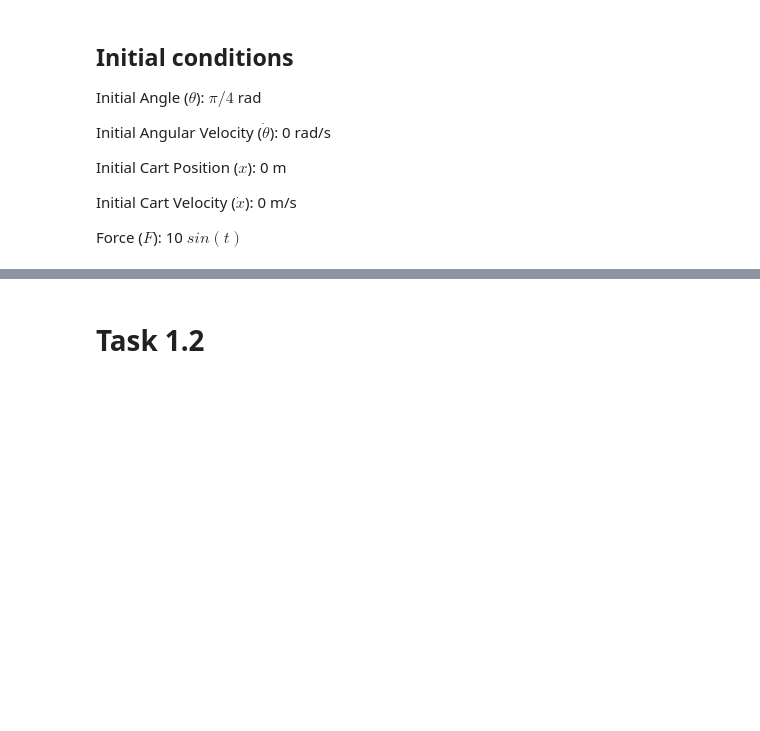
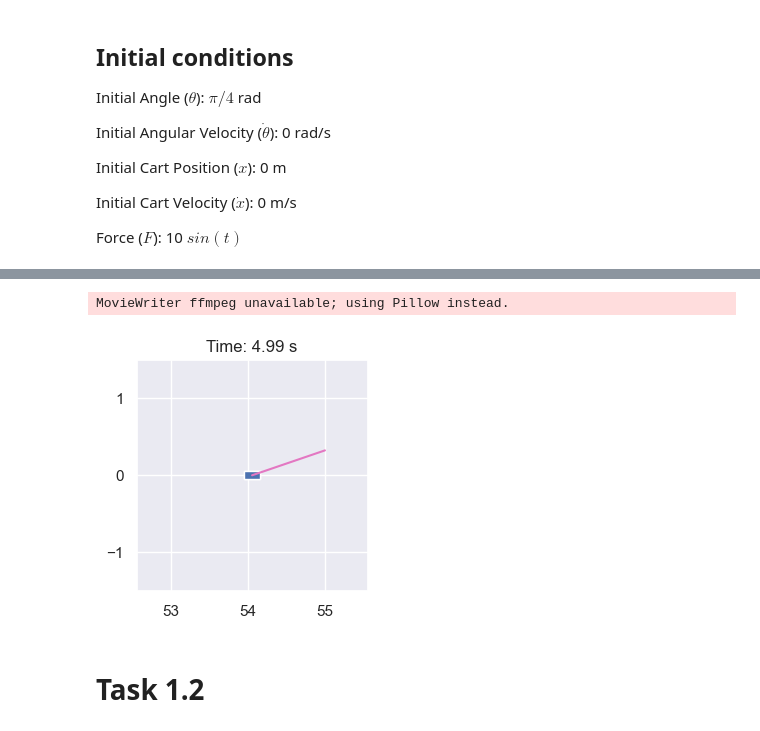
Before and after one commit to carlalozu/AICSE, a Jupyter notebook: project03/Task1/Task1.ipynb, the cells around one changed output, grey strips where cells are left out. Drawn from its saved outputs; the diff is of its cells as text; code cells hidden in the pictures; blank space fills up the shorter version.

```diff
--- a/project03/Task1/Task1.ipynb
+++ b/project03/Task1/Task1.ipynb
@@ -59,7 +62,10 @@ fig.savefig('pendulum.pdf')
 # %%
 # animation
 anim = pend.animate(states, dt);
-anim.save('inverted_pendulum.gif', fps=30)
+anim.save('gifs/inverted_pendulum.gif', fps=30)
+# %% [output]
+MovieWriter ffmpeg unavailable; using Pillow instead.
+[figure, added]
 # %% [markdown]
 # Task 1.2
 # %%
```
Also changed, not shown: parts of 5 cells of this notebook, 14 other files.
